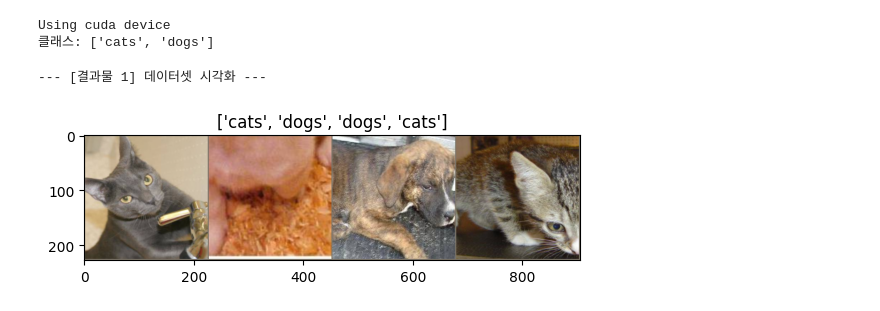
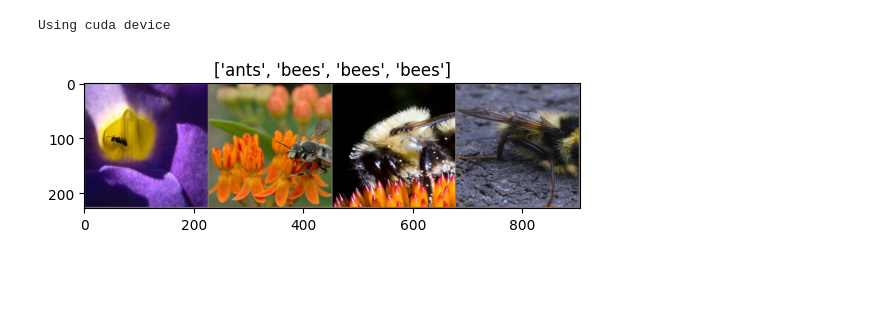
Before and after one commit to Kim-JH-01/AI_lab_Juhun, a Jupyter notebook: week9.ipynb, the cells around one changed output. Saved outputs shown, nothing was run; the diff lists cells and outputs as text; code cells hidden in the pictures; blank space fills up the shorter version.

```diff
--- a/week9.ipynb
+++ b/week9.ipynb
@@ -32,24 +39,6 @@ Saving sample_computer_vision.zip to sample_computer_vision.zip
 # %%
-import torch
-import torch.nn as nn
-import torch.optim as optim
-from torch.optim import lr_scheduler
-import torch.backends.cudnn as cudnn
-import numpy as np
-import torchvision
-from torchvision import datasets, models, transforms
-import matplotlib.pyplot as plt
-import time
-from PIL import Image
-from tempfile import TemporaryDirectory
-
-cudnn.benchmark = True
-plt.ion()  # 대화형 모드 켜기
-
-# --- 2. 데이터 변환 및 로드 ---
-
-# 학습을 위한 데이터 증강 및 정규화
-# 검증을 위한 정규화
+# Data augmentation and normalization for training
+# Just normalization for validation
 data_transforms = {
     'train': transforms.Compose([
         transforms.RandomResizedCrop(224),
@@ -65,47 +54,47 @@ data_transforms = {
     ]),
 }
 
-# 1단계에서 설정된 data_dir을 사용
+# Corrected data_dir to the actual location of the unzipped data
+data_dir = 'hymenoptera_data'
 image_datasets = {x: datasets.ImageFolder(os.path.join(data_dir, x),
                                           data_transforms[x])
                   for x in ['train', 'val']}
 dataloaders = {x: torch.utils.data.DataLoader(image_datasets[x], batch_size=4,
-                                             shuffle=True, num_workers=4)
+                                             shuffle=True, num_workers=2)
               for x in ['train', 'val']}
 dataset_sizes = {x: len(image_datasets[x]) for x in ['train', 'val']}
 class_names = image_datasets['train'].classes
 
-# GPU 또는 CPU 장치 설정
-device = "cuda" if torch.cuda.is_available() else "cpu"
+# We want to be able to train our model on an `accelerator <https://pytorch.org/docs/stable/torch.html#accelerators>`__
+# such as CUDA, MPS, MTIA, or XPU. If the current accelerator is available, we will use it. Otherwise, we use the CPU.
+
+device = torch.accelerator.current_accelerator().type if torch.accelerator.is_available() else "cpu"
 print(f"Using {device} device")
-print(f"클래스: {class_names}")
 # %% [output]
 Using cuda device
-클래스: ['cats', 'dogs']
 # %%
 def imshow(inp, title=None):
-    """Tensor를 이미지로 보여주기 위한 함수"""
+    """Display image for Tensor."""
     inp = inp.numpy().transpose((1, 2, 0))
     mean = np.array([0.485, 0.456, 0.406])
     std = np.array([0.229, 0.224, 0.225])
     inp = std * inp + mean
     inp = np.clip(inp, 0, 1)
     plt.imshow(inp)
     if title is not None:
         plt.title(title)
-    plt.pause(0.001)  # 갱신을 위해 잠시 멈춤
+    plt.pause(0.001)  # pause a bit so that plots are updated
 
-print("\n--- [결과물 1] 데이터셋 시각화 ---")
-# 학습 데이터 배치 가져오기
+
+# Get a batch of training data
 inputs, classes = next(iter(dataloaders['train']))
 
-# 배치로부터 그리드(grid) 만들기
+# Make a grid from batch
 out = torchvision.utils.make_grid(inputs)
 
 imshow(out, title=[class_names[x] for x in classes])
 # %% [output]
---- [결과물 1] 데이터셋 시각화 ---
-[figure, old version]
+[figure, new version]
 # %%
 def train_model(model, criterion, optimizer, scheduler, num_epochs=25):
     since = time.time()
```
Also changed, not shown: parts of 15 cells of this notebook.
